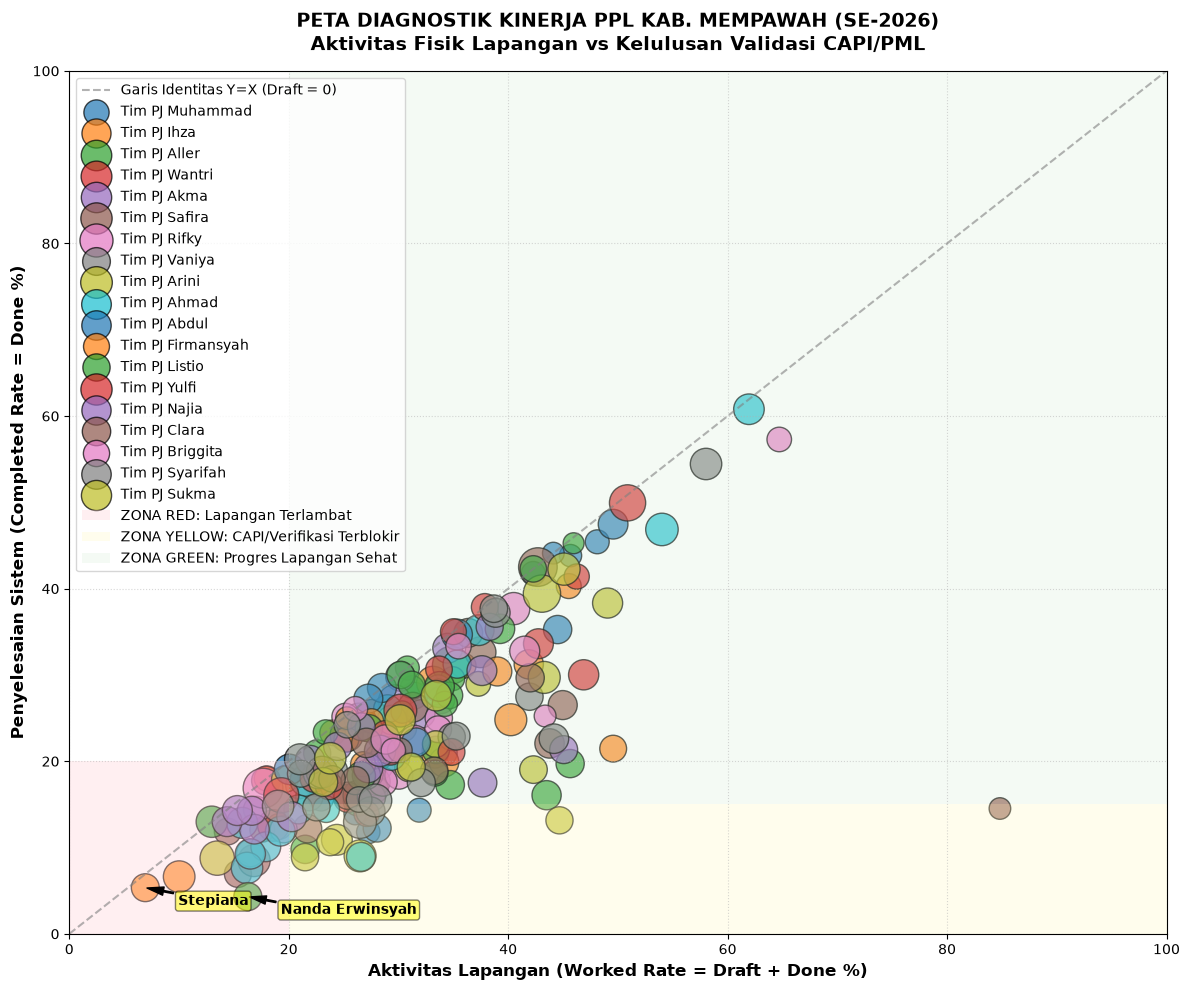
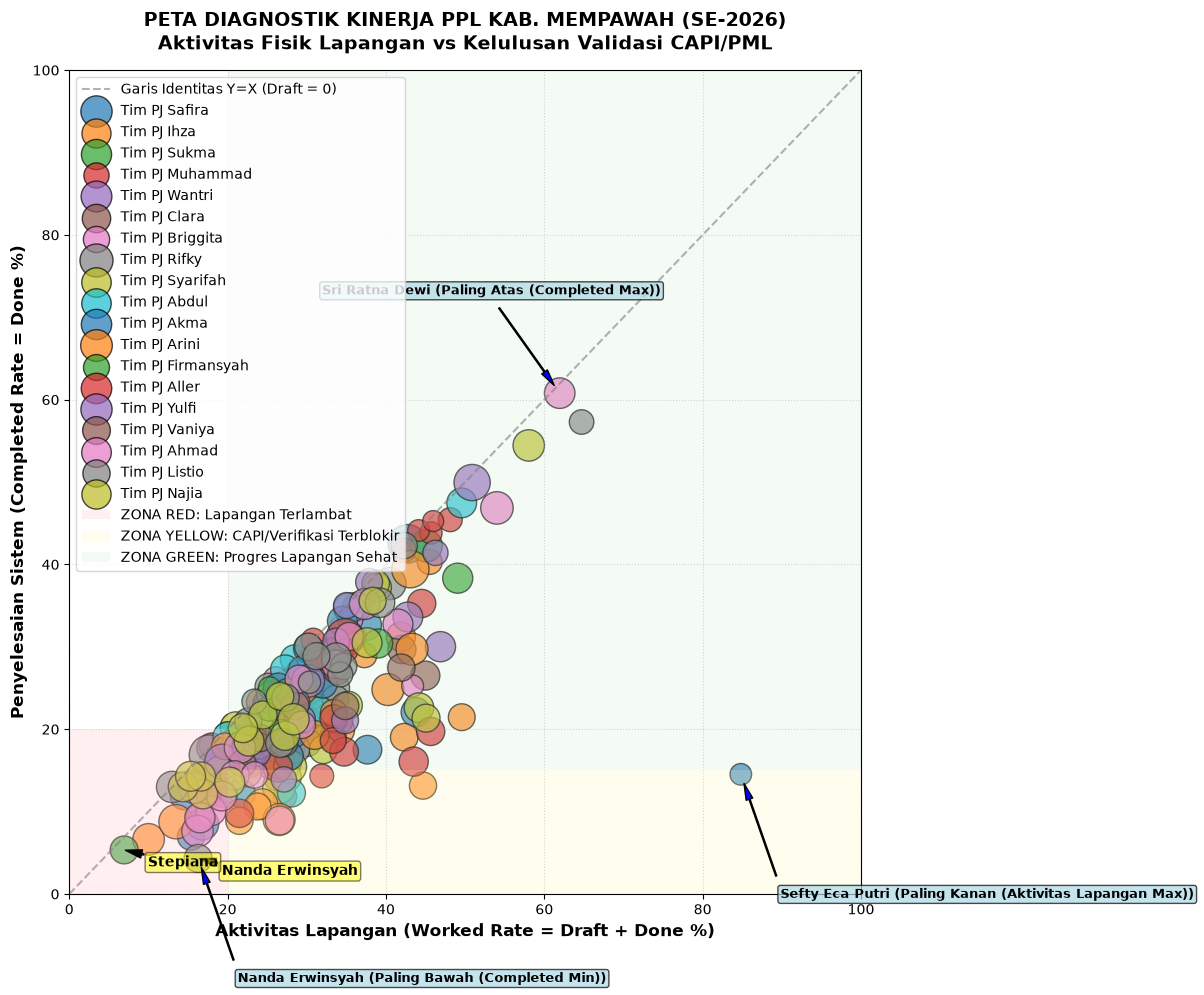
The notebook cell's code change between the first figure and the second:
--- before
+++ after
@@ -83,4 +83,16 @@
 ax.add_patch(rect_healthy)
 
+# Cari PPL ekstrim untuk dilabeli secara otomatis
+ppl_paling_kanan = max(ppl_list, key=lambda x: x['worked_pct'])
+ppl_paling_atas = max(ppl_list, key=lambda x: x['completed_pct'])
+started_ppl = [p for p in ppl_list if p['worked_pct'] > 0]
+ppl_paling_bawah = min(started_ppl, key=lambda x: x['completed_pct'])
+
+# Buat daftar label ekstrim unik (menghindari duplikasi jika orang yang sama memegang multi-rekor)
+extreme_labels = {}
+extreme_labels[ppl_paling_kanan['name']] = extreme_labels.get(ppl_paling_kanan['name'], []) + ['Paling Kanan (Aktivitas Lapangan Max)']
+extreme_labels[ppl_paling_atas['name']] = extreme_labels.get(ppl_paling_atas['name'], []) + ['Paling Atas (Completed Max)']
+extreme_labels[ppl_paling_bawah['name']] = extreme_labels.get(ppl_paling_bawah['name'], []) + ['Paling Bawah (Completed Min)']
+
 # Anotasi PPL Terkritis (Nanda Erwinsyah & Stepiana)
 for p in ppl_list:
@@ -92,4 +104,20 @@
             arrowprops=dict(facecolor='black', shrink=0.05, width=1, headwidth=6),
             fontsize=10, fontweight='bold', bbox=dict(boxstyle='round,pad=0.2', fc='yellow', alpha=0.5)
+        )
+
+# Anotasi PPL Ekstrim Dinamis
+for p in ppl_list:
+    if p['name'] in extreme_labels:
+        # Gabungkan deskripsi jika satu orang memegang beberapa rekor ekstrim
+        desc = " & ".join(extreme_labels[p['name']])
+        # Tentukan posisi offset teks agar tidak bertabrakan dengan label lain
+        y_offset = 12 if p['name'] == ppl_paling_atas['name'] else -15
+        x_offset = -30 if p['name'] == ppl_paling_atas['name'] else 5
+        plt.annotate(
+            f"{p['name']} ({desc})", 
+            xy=(p['worked_pct'], p['completed_pct']), 
+            xytext=(p['worked_pct'] + x_offset, p['completed_pct'] + y_offset),
+            arrowprops=dict(facecolor='blue', shrink=0.08, width=0.8, headwidth=5),
+            fontsize=9, fontweight='bold', bbox=dict(boxstyle='round,pad=0.2', fc='lightblue', alpha=0.7)
         )
 

Commit: feat(mcp): anotasi PPL ekstrim pada peta diagnostik kuadran